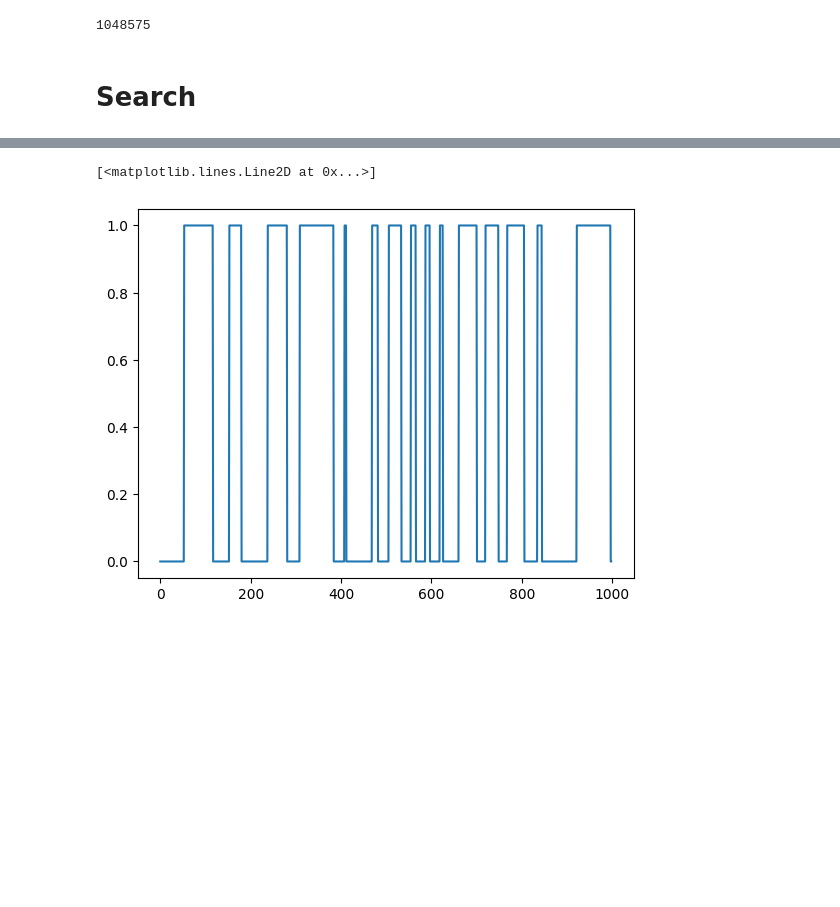
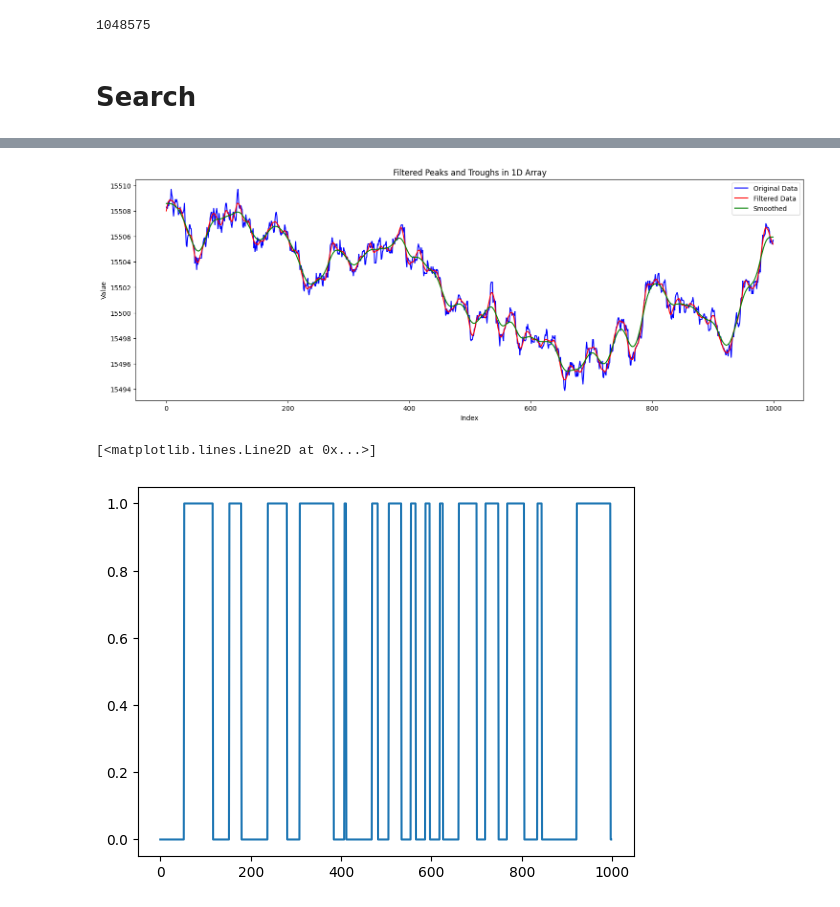
Before and after one commit to AI-General/Data_Analysis, a Jupyter notebook: mainNotebook.ipynb, the cells around one changed output, grey strips where cells are left out. Cells and saved outputs as stored; diff of their text form; code cells hidden in the pictures; blank space fills up the shorter version.

```diff
--- a/mainNotebook.ipynb
+++ b/mainNotebook.ipynb
@@ -198,3 +199,39 @@ plt.plot(smoothed_data, label='Smoothed', color='red')
+# %%
+from scipy.signal import find_peaks, savgol_filter
+filtered_data = savgol_filter(sample_value, window_length=20, polyorder=3)
+
+# Find indices of peaks in the filtered data
+peaks, _ = find_peaks(filtered_data)
+
+# Find indices of troughs in the filtered data by inverting the data
+troughs, _ = find_peaks(-filtered_data)
+
+plt.figure(figsize=(18, 6))
+
+# Plot the original 1D array
+plt.plot(sample_value, label='Original Data', color='blue')
+
+# Plot the filtered data
+plt.plot(filtered_data, label='Filtered Data', color='red')
+
+plt.plot(smoothed_data, label='Smoothed', color='green')
+
+# Highlight peaks on the filtered data
+# plt.plot(peaks, filtered_data[peaks], "x", label='Peaks')
+
+# Highlight troughs on the filtered data
+# plt.plot(troughs, filtered_data[troughs], "o", label='Troughs')
+
+# Label and legend
+plt.xlabel('Index')
+plt.ylabel('Value')
+plt.title('Filtered Peaks and Troughs in 1D Array')
+plt.legend()
+
+# Show plot
+plt.show()
+# %% [output]
+[figure, added]
 # %%
 plt.plot(smoothed_data[1:]-smoothed_data[:-1] >= 0)
 # %% [output]
```
Also changed, not shown: parts of 3 cells of this notebook, 12 other files.
